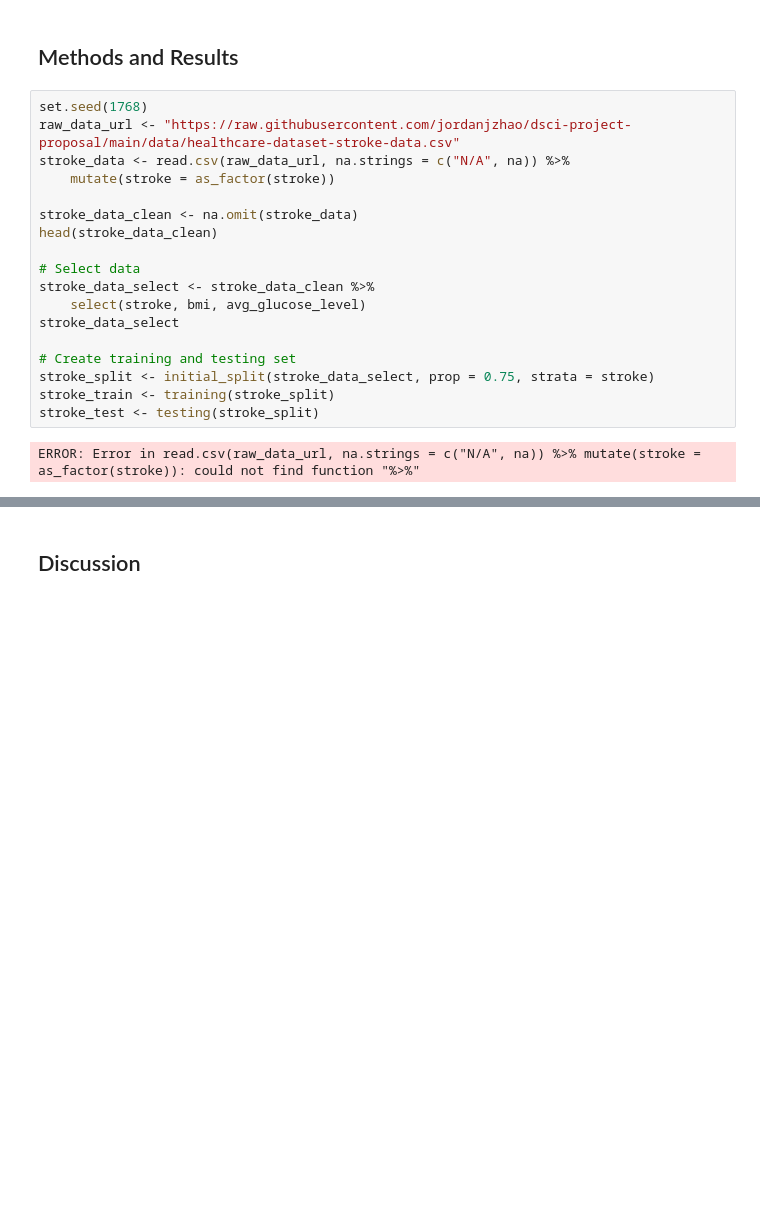
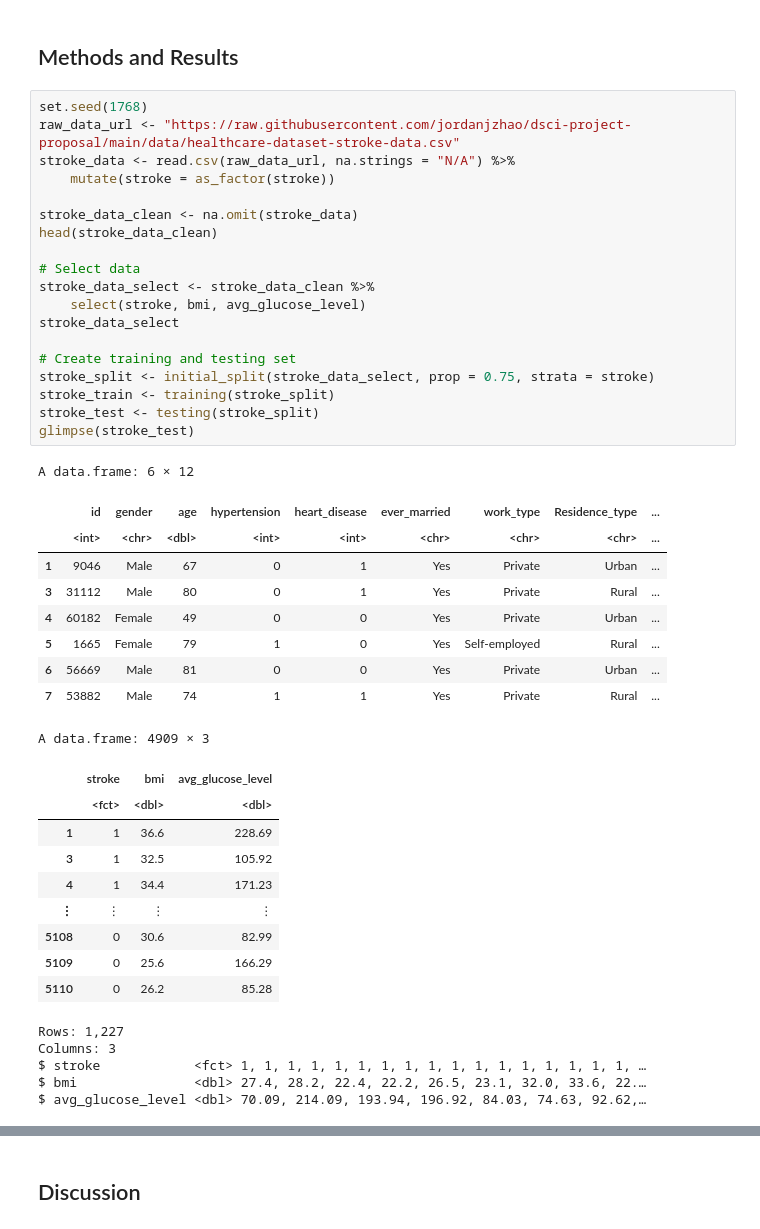
Before and after one commit to jordanjzhao/data-science-stroke-prediction, a Jupyter notebook: StrokePredictionClassification.ipynb, the cells around one changed output, grey strips where cells are left out. Drawn from its saved outputs; the diff is of its cells as text; blank space fills up the shorter version.

```diff
--- a/StrokePredictionClassification.ipynb
+++ b/StrokePredictionClassification.ipynb
@@ -37,23 +36,47 @@ Warning message:
 # %%
 set.seed(1768)
 raw_data_url <- "https://raw.githubusercontent.com/jordanjzhao/dsci-project-proposal/main/data/healthcare-dataset-stroke-data.csv"
-stroke_data <- read.csv(raw_data_url, na.strings = c("N/A", na)) %>%
+stroke_data <- read.csv(raw_data_url, na.strings = "N/A") %>%
     mutate(stroke = as_factor(stroke))
 
 stroke_data_clean <- na.omit(stroke_data)
 head(stroke_data_clean)
 
 # Select data
 stroke_data_select <- stroke_data_clean %>%
     select(stroke, bmi, avg_glucose_level)
 stroke_data_select
 
 # Create training and testing set
 stroke_split <- initial_split(stroke_data_select, prop = 0.75, strata = stroke)
 stroke_train <- training(stroke_split)
 stroke_test <- testing(stroke_split)
+glimpse(stroke_test)
 # %% [output]
-ERROR: Error in read.csv(raw_data_url, na.strings = c("N/A", na)) %>% mutate(stroke = as_factor(stroke)): could not find function "%>%"
+A data.frame: 6 × 12
+|  | id | gender | age | hypertension | heart_disease | ever_married | work_type | Residence_type | ... |
+|  | <int> | <chr> | <dbl> | <int> | <int> | <chr> | <chr> | <chr> | ... |
+| 1 | 9046 | Male | 67 | 0 | 1 | Yes | Private | Urban | ... |
+| 3 | 31112 | Male | 80 | 0 | 1 | Yes | Private | Rural | ... |
+| 4 | 60182 | Female | 49 | 0 | 0 | Yes | Private | Urban | ... |
+| 5 | 1665 | Female | 79 | 1 | 0 | Yes | Self-employed | Rural | ... |
+| 6 | 56669 | Male | 81 | 0 | 0 | Yes | Private | Urban | ... |
+| 7 | 53882 | Male | 74 | 1 | 1 | Yes | Private | Rural | ... |
+A data.frame: 4909 × 3
+|  | stroke | bmi | avg_glucose_level |
+|  | <fct> | <dbl> | <dbl> |
+| 1 | 1 | 36.6 | 228.69 |
+| 3 | 1 | 32.5 | 105.92 |
+| 4 | 1 | 34.4 | 171.23 |
+| ⋮ | ⋮ | ⋮ | ⋮ |
+| 5108 | 0 | 30.6 | 82.99 |
+| 5109 | 0 | 25.6 | 166.29 |
+| 5110 | 0 | 26.2 | 85.28 |
+Rows: 1,227
+Columns: 3
+$ stroke            <fct> 1, 1, 1, 1, 1, 1, 1, 1, 1, 1, 1, 1, 1, 1, 1, 1, 1, …
+$ bmi               <dbl> 27.4, 28.2, 22.4, 22.2, 26.5, 23.1, 32.0, 33.6, 22.…
+$ avg_glucose_level <dbl> 70.09, 214.09, 193.94, 196.92, 84.03, 74.63, 92.62,…
 # %%
 # scale and standardize predictors
 # Due to imbalance in count, more non stroke than stroke cases, must account for this
```
Also changed, not shown: parts of 5 cells of this notebook.
